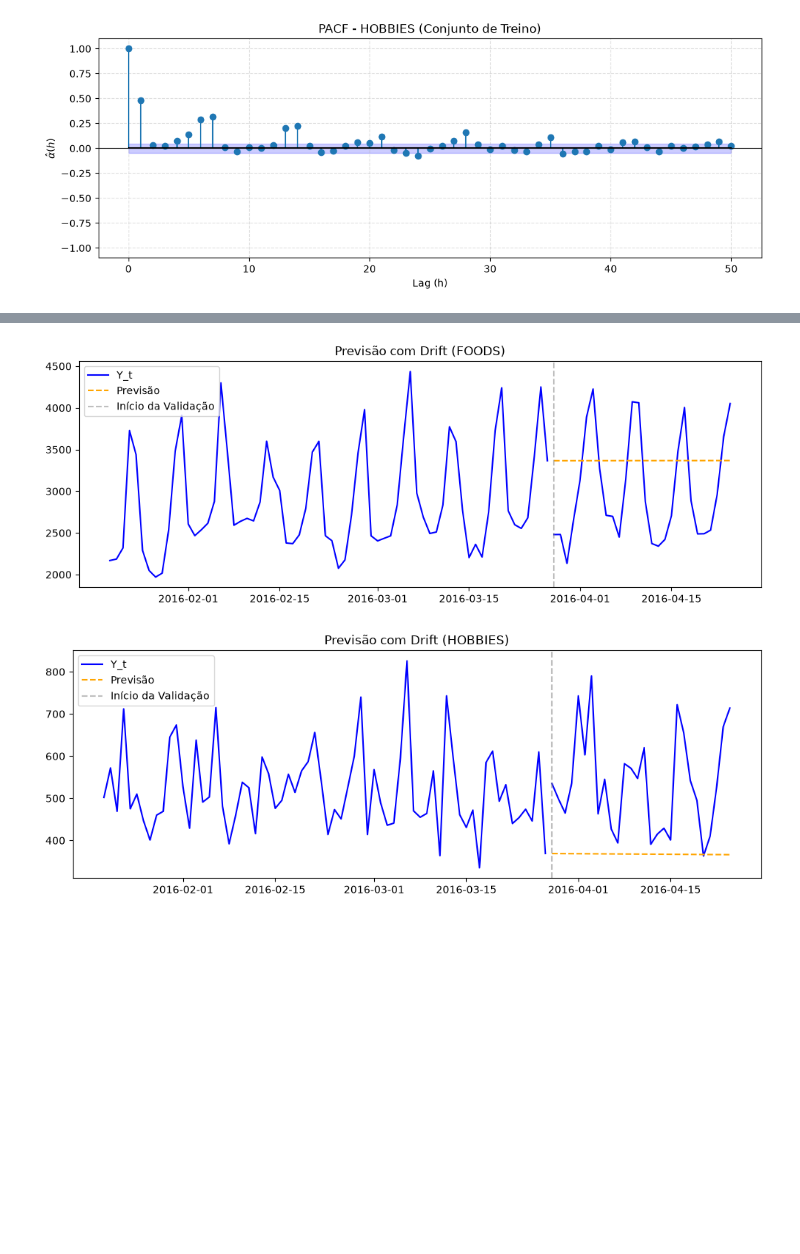
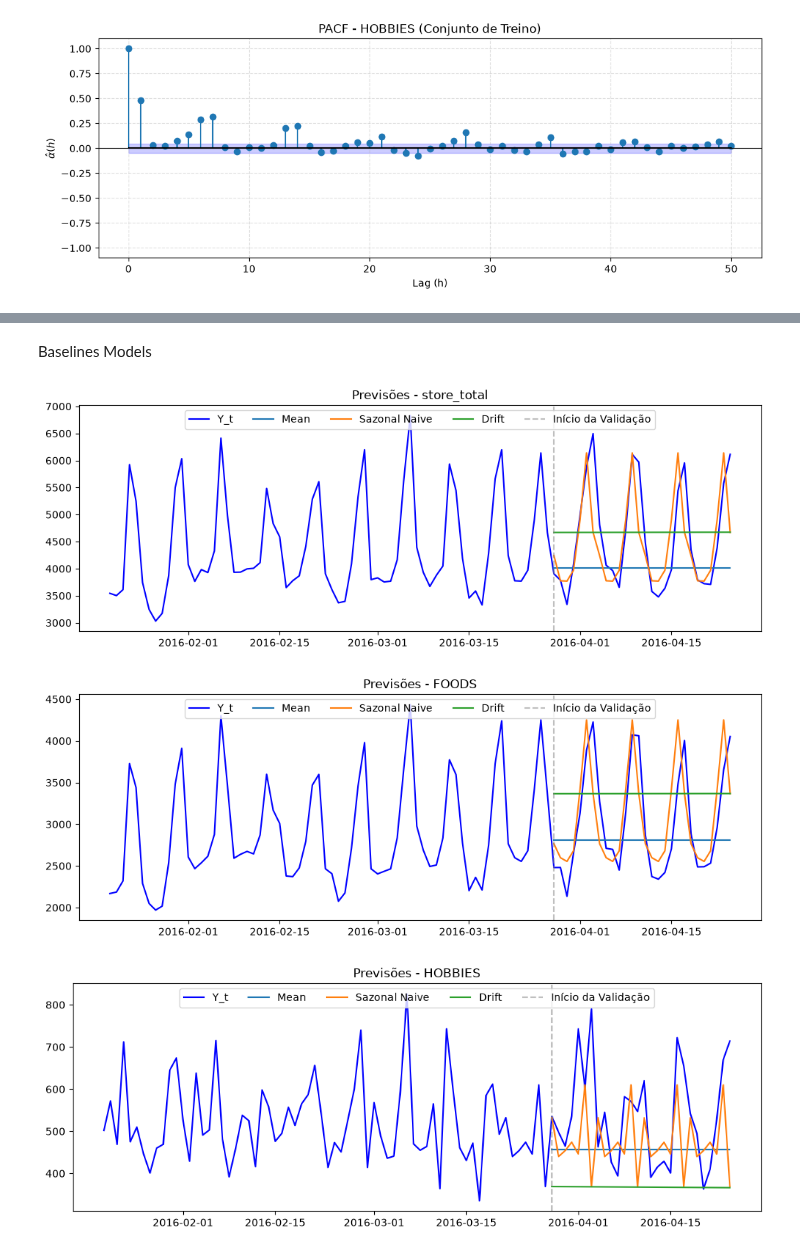
Before and after one commit to mistercapote/time-series-a2-2026, a Jupyter notebook: main.ipynb, the cells around one changed output, grey strips where cells are left out. Drawn from its saved outputs; the diff is of its cells as text; code cells hidden in the pictures; blank space fills up the shorter version.

Commit message:
feat: previsões dos baselines em formato padronizado

```diff
--- a/main.ipynb
+++ b/main.ipynb
@@ -15,9 +22,11 @@ DATA_FIM_VAL = "2016-04-24"
 train_data = data.carregar_dados_e_tratar_data(
     caminho=CAMINHO_TRAIN, data_fim=DATA_FIM_TRAIN
 )
-validation_data = data.carregar_dados_e_tratar_data(
-    caminho=CAMINHO_VAL, data_inicio=DATA_INICIO_VAL, data_fim="2016-04-24"
+val_data = data.carregar_dados_e_tratar_data(
+    caminho=CAMINHO_VAL, data_inicio=DATA_INICIO_VAL, data_fim=DATA_FIM_VAL
 )
+
+full_data = data.construir_full_data(train_data, val_data)
 # %%
 print(train_data.head())
 # %% [output]
@@ -267,34 +157,25 @@ viz.grafico_temporal_com_previsao(
-# %%
-# Previsão com Drift - Foods
-Y_prev_foods = models.drift(train_data["FOODS"], n=len(validation_data))
-
-viz.grafico_temporal_com_previsao(
-    train_data["FOODS"],
-    train_data["date"],
-    validation_data["FOODS"],
-    validation_data["date"],
-    Y_prev_foods,
-    validation_data["date"],
-    titulo="Previsão com Drift (FOODS)",
-    data_inicio="2016-01-20",
-    data_fim=None,
-)
-# %% [output]
-[figure, removed]
-# %%
-# Previsão com Drift - Hobbies
-Y_prev_foods = models.drift(train_data["HOBBIES"], n=len(validation_data))
-
-viz.grafico_temporal_com_previsao(
-    train_data["HOBBIES"],
-    train_data["date"],
-    validation_data["HOBBIES"],
-    validation_data["date"],
-    Y_prev_foods,
-    validation_data["date"],
-    titulo="Previsão com Drift (HOBBIES)",
-    data_inicio="2016-01-20",
-    data_fim=None,
-)
-# %% [output]
-[figure, removed]
+# %% [markdown]
+Baselines Models
+# %%
+labels = full_data.columns[1:]
+
+for label in labels:
+    previsoes = {"Mean": models.mean(train_data[label], n=len(val_data)),
+                 # "Naive": models.naive(train_data[label], n=len(validation_data)),
+                 "Sazonal Naive": models.naive_sazonal(train_data[label], m=7, n=len(val_data)),
+                 "Drift": models.drift(train_data[label], n=len(val_data))
+	}
+
+    viz.grafico_temporal_com_previsao(
+        full_data[label],
+        full_data["date"],
+        previsoes,
+		val_data["date"],
+        titulo=f"Previsões - {label}",
+		data_inicio="2016-01-20",
+		data_fim=None
+)
+# %% [output]
+[figure, added]
+[figure, added]
+[figure, added]
```
Also changed, not shown: parts of 10 cells of this notebook, 3 other files.
